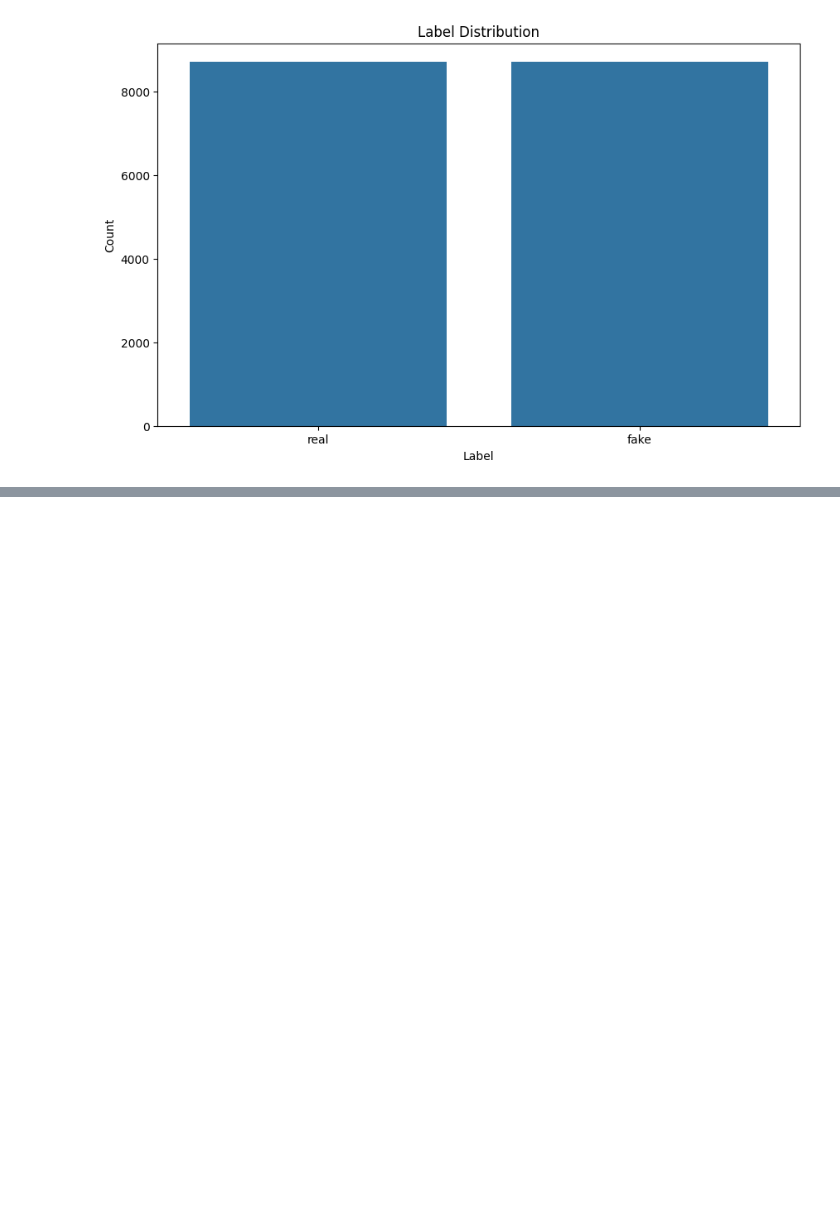
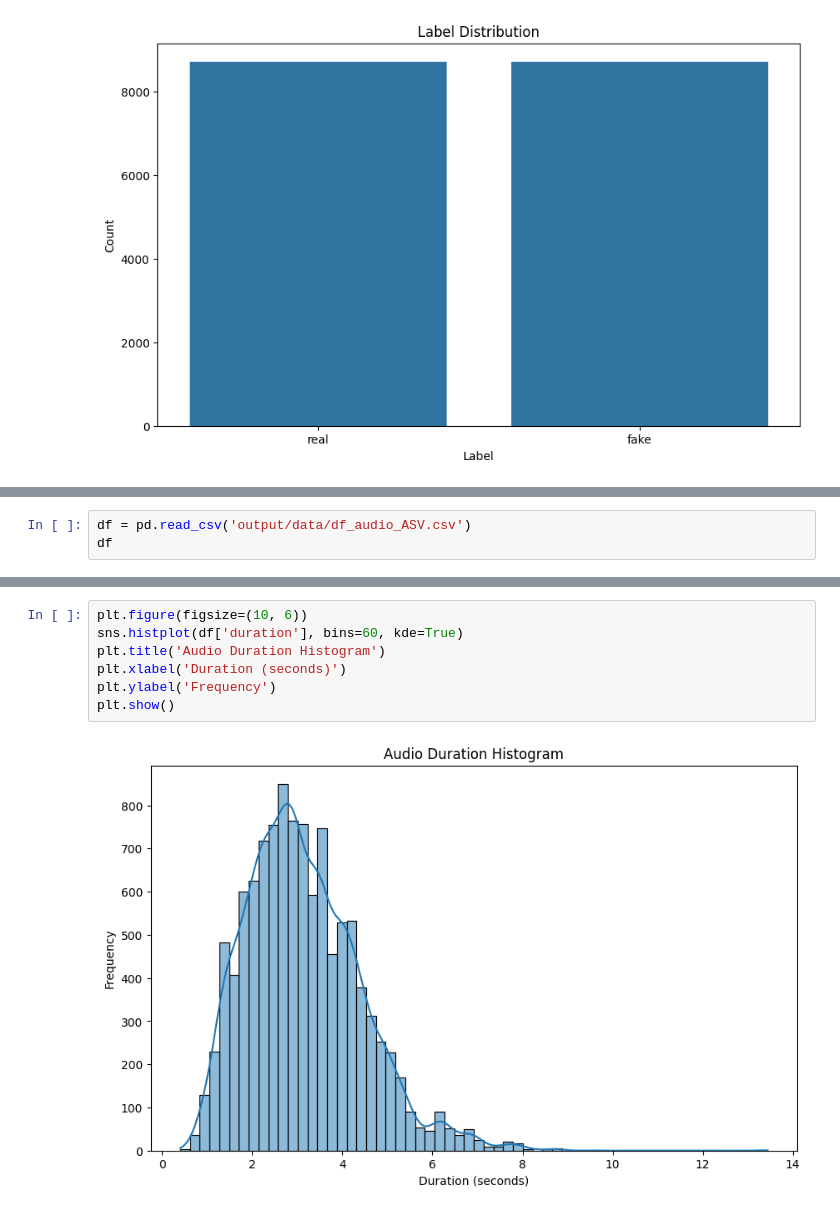
Before and after one commit to ronanhansel/deepfake-audio-detector, a Jupyter notebook: EDA.ipynb, the cells around one changed output, grey strips where cells are left out. Drawn from its saved outputs; the diff is of its cells as text; blank space fills up the shorter version.

```diff
--- a/EDA.ipynb
+++ b/EDA.ipynb
@@ -179,0 +194,3 @@ plt.show()
+# %%
+df = pd.read_csv('output/data/df_audio_ASV.csv')
+df
@@ -179,0 +263,9 @@ plt.show()
+# %%
+plt.figure(figsize=(10, 6))
+sns.histplot(df['duration'], bins=60, kde=True)
+plt.title('Audio Duration Histogram')
+plt.xlabel('Duration (seconds)')
+plt.ylabel('Frequency')
+plt.show()
+# %% [output]
+[figure, added]
```
Also changed, not shown: parts of 19 cells of this notebook, 13 other files.
